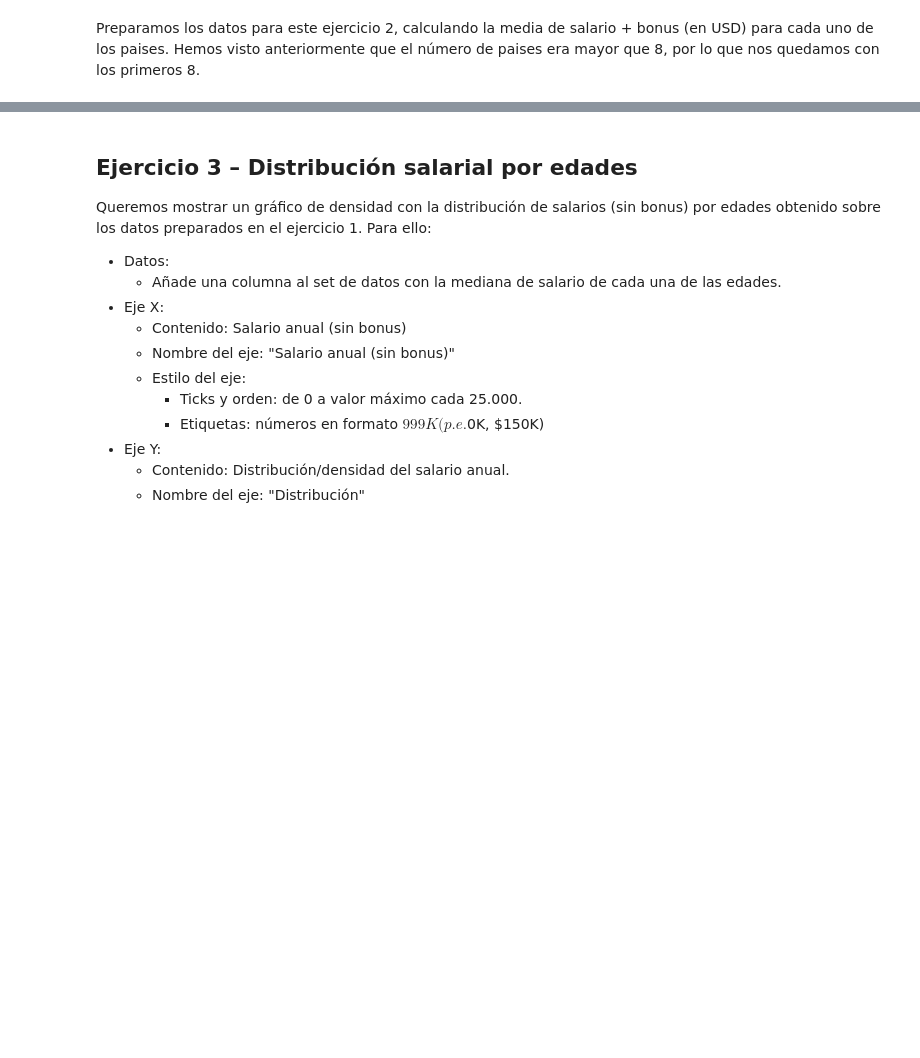
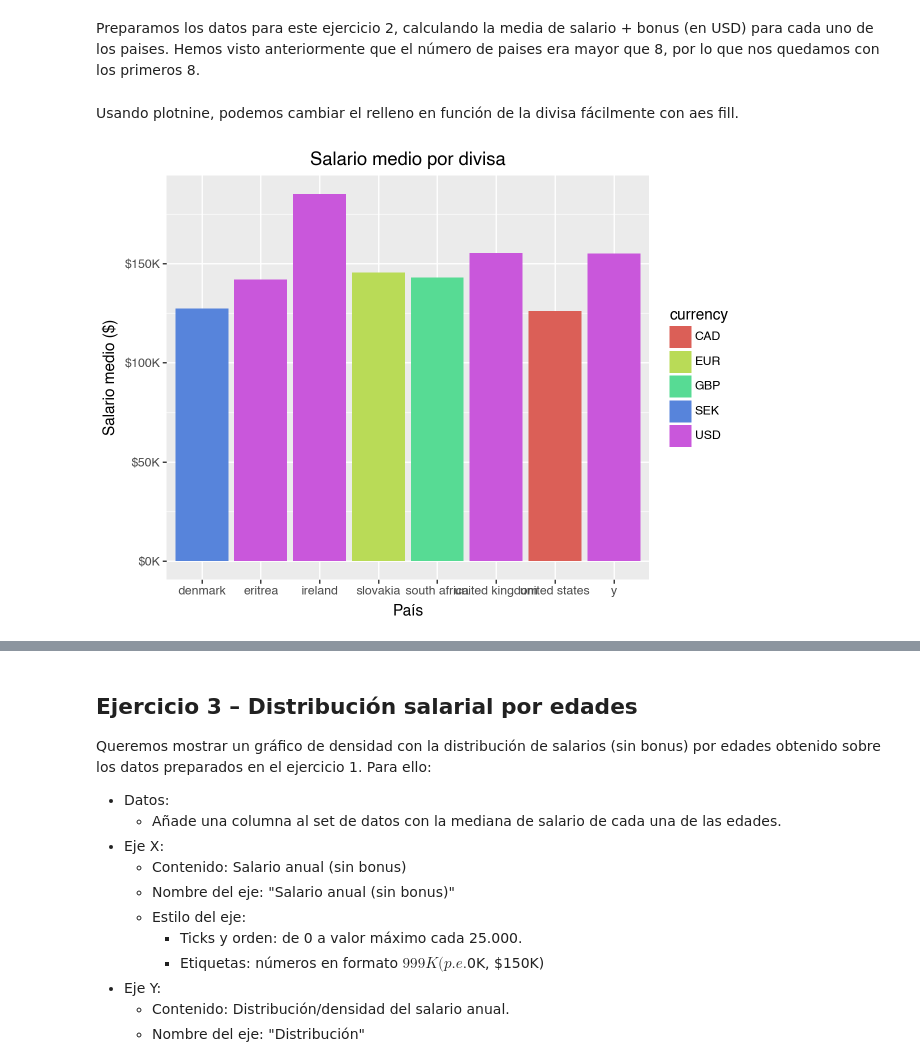
Before and after one commit to laurajimenezalonso/static_visualisation, a Jupyter notebook: notebooks/Ejercicios_Visualizacion_Estatica.ipynb, the cells around one changed output, grey strips where cells are left out. Drawn from its saved outputs; the diff is of its cells as text; code cells hidden in the pictures; blank space fills up the shorter version.

```diff
--- a/notebooks/Ejercicios_Visualizacion_Estatica.ipynb
+++ b/notebooks/Ejercicios_Visualizacion_Estatica.ipynb
@@ -418,3 +418,18 @@ data_ej2=(
     .sort_values(by='total_salary_usd', ascending=False)
     .head(8)
 )
+# %% [markdown]
+Usando plotnine, podemos cambiar el relleno en función de la divisa fácilmente con aes fill.
+# %%
+#usando plotnine
+(
+    ggplot(data_ej2, aes(x='fixed_country', y='total_salary_usd', fill='currency')) +
+    geom_bar(stat='identity') +
+    ggtitle('Salario medio por divisa') +
+    xlab('País') +
+    ylab('Salario medio ($)') +
+    scale_y_continuous(labels=lambda l: [f'${v//1000:,.0f}K' for v in l])
+
+)
+# %% [output]
+[figure, added]
```
Also changed, not shown: parts of 5 cells of this notebook.
